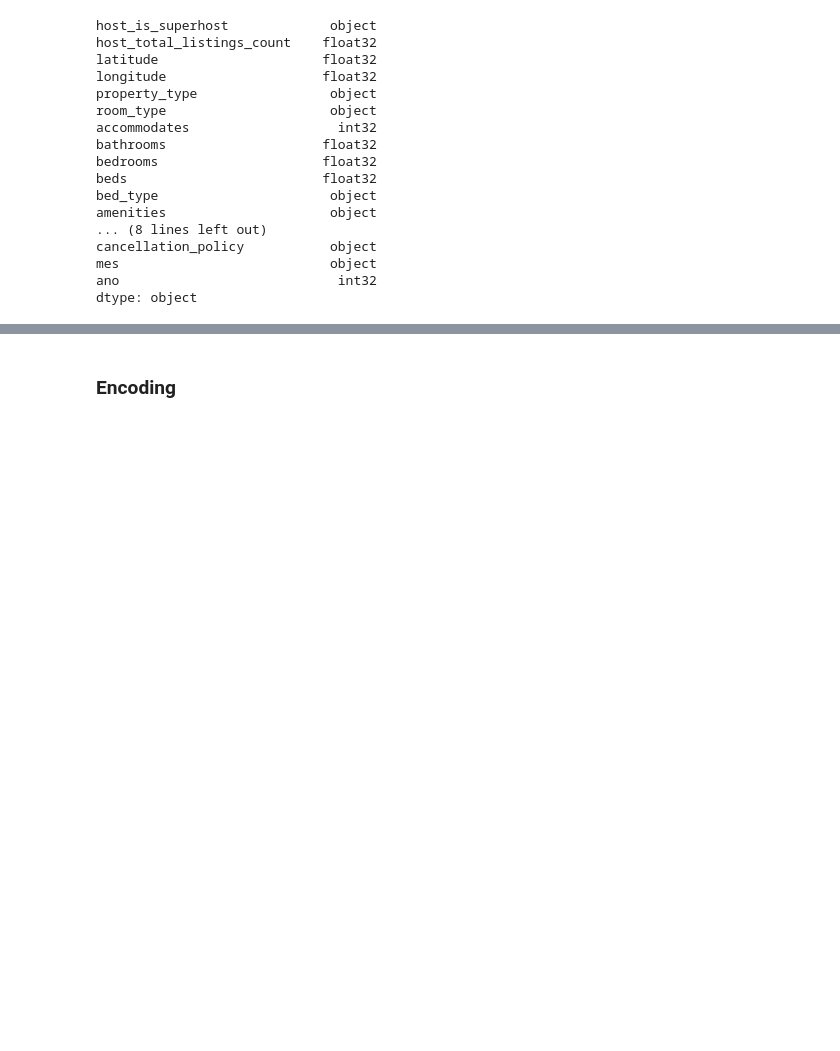
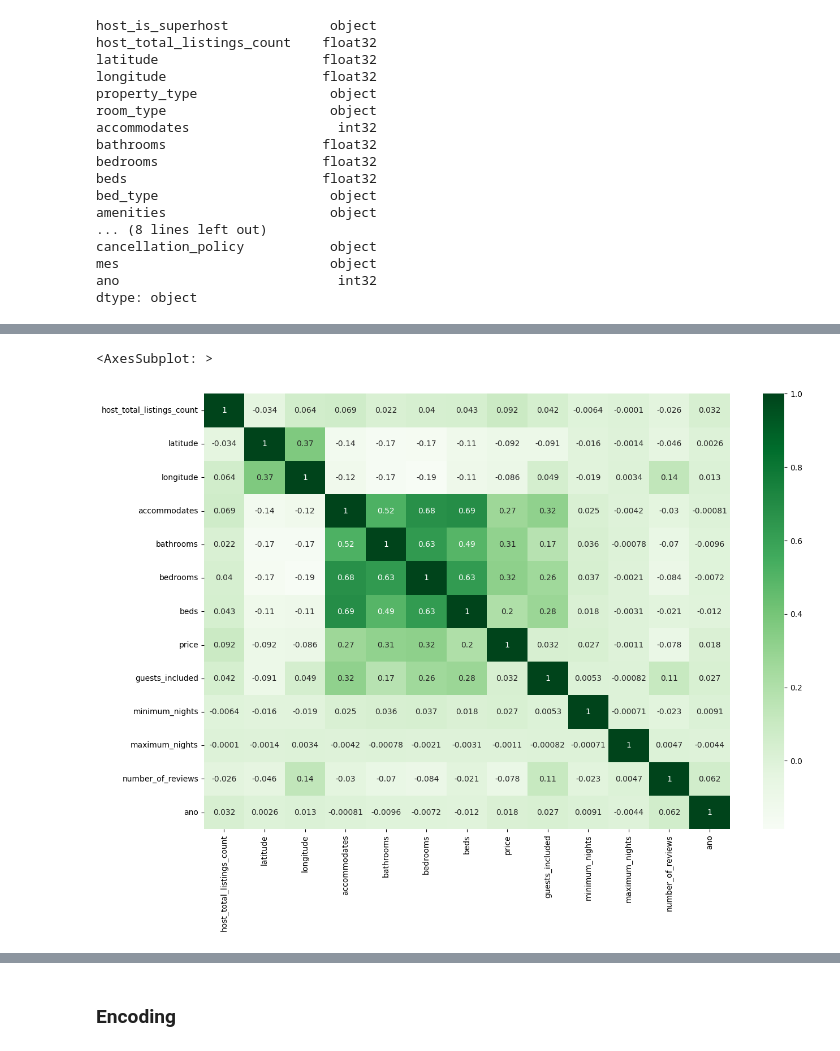
Before and after one commit to NicoArth-17/Airbnb, a Jupyter notebook: Arquivos/desafio.ipynb, the cells around one changed output, grey strips where cells are left out. Saved outputs shown, nothing was run; the diff lists cells and outputs as text; code cells hidden in the pictures; blank space fills up the shorter version.

```diff
--- a/Arquivos/desafio.ipynb
+++ b/Arquivos/desafio.ipynb
@@ -45,8 +45,10 @@ import pandas as pd
 from pathlib import Path
 import re
 import numpy as np
+import seaborn as sns
+import matplotlib.pyplot as plt
 
-pasta_dados = Path(r'C:\Users\mobishopgamer\Documents\RepositorioGitHub\Ciencia_de_Dados\Arquivos\dados')
+pasta_dados = Path(r'C:\Users\mobishopgamer\Documents\RepositorioGitHub\Airbnb\Arquivos\dados')
 
 dados_df = pd.DataFrame()
 
@@ -204,13 +206,13 @@ Name: 0, dtype: object
 # Convertendo os tipos de dados não coesos
 
 # price
-dados_df['price'] = dados_df['price'].str.replace('$', '')
-dados_df['price'] = dados_df['price'].str.replace(',', '')
+dados_df['price'] = dados_df['price'].replace('$', '')
+dados_df['price'] = dados_df['price'].replace(',', '')
 dados_df['price'] = dados_df['price'].astype(np.float32, copy=False)
 
 # extra_people
-dados_df['price'] = dados_df['price'].str.replace('$', '')
-dados_df['price'] = dados_df['price'].str.replace(',', '')
+dados_df['price'] = dados_df['price'].replace('$', '')
+dados_df['price'] = dados_df['price'].replace(',', '')
 dados_df['price'] = dados_df['price'].astype(np.float32, copy=False)
 
 # ano
@@ -247,0 +258,13 @@ dtype: object
+# %%
+import seaborn as sns
+import matplotlib.pyplot as plt
+
+# Criando correlação
+correlaçao = dados_df.corr()
+
+# Configurando gráfico de calor das correlações
+plt.figure(figsize=(15, 10)) # tamanho 15x10
+sns.heatmap(correlaçao, annot=True, cmap='Greens')
+# %% [output]
+<AxesSubplot: >
+[figure, added]
```
Also changed, not shown: parts of 5 cells of this notebook.
